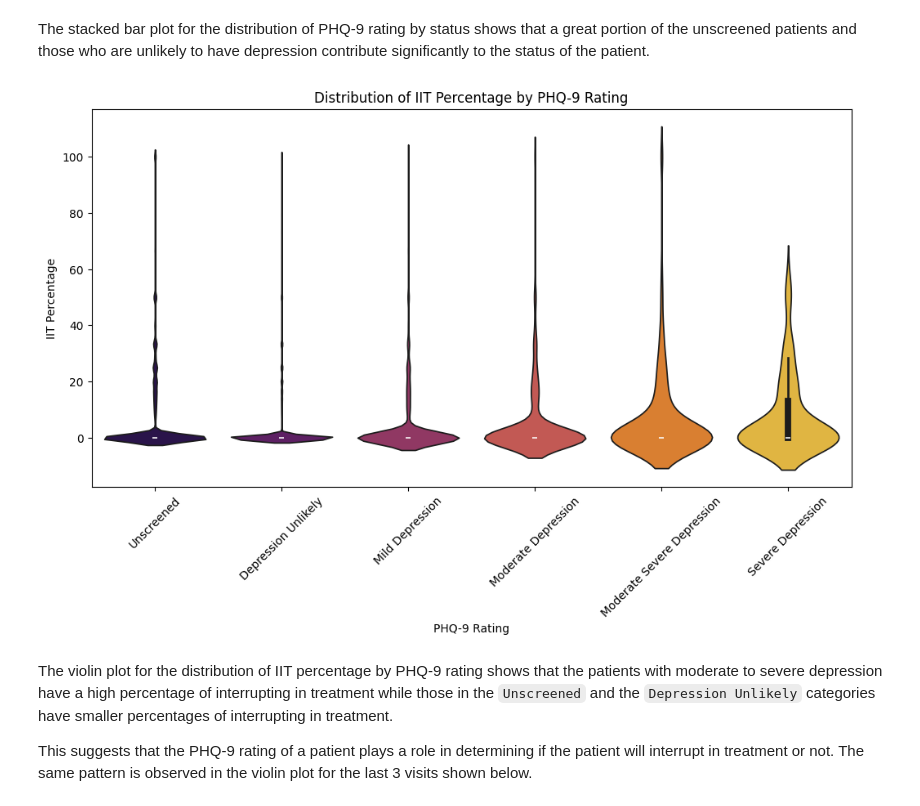
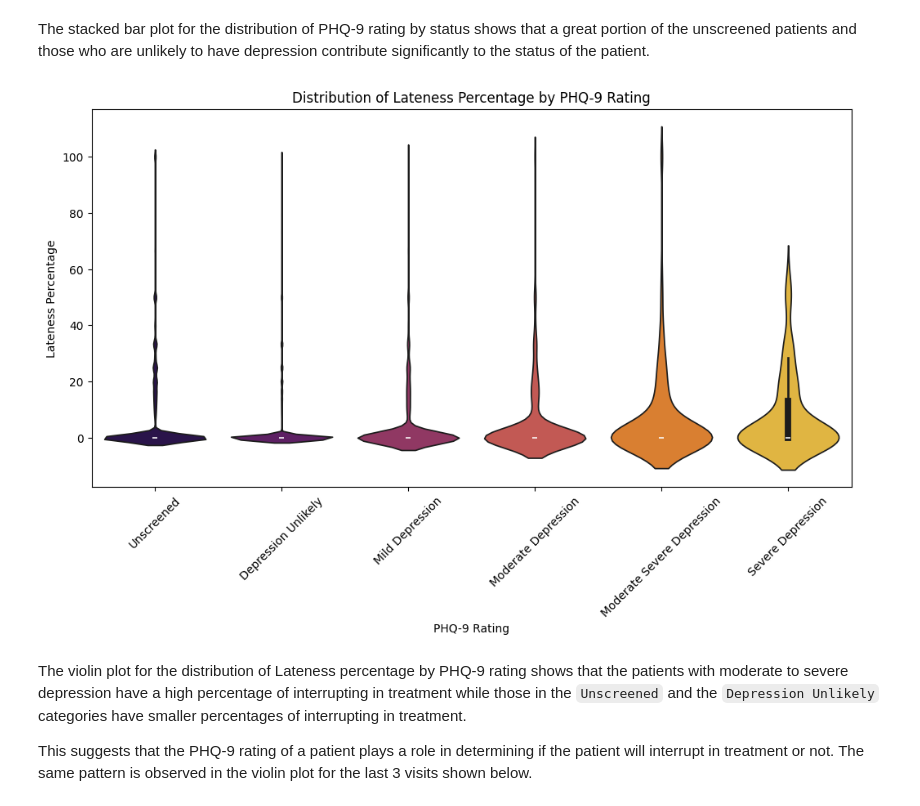
Before and after one commit to Philipmwasi/Patient-Risk-EDA-KeHMIS, a Jupyter notebook: notebook-kagglev4.ipynb, the cells around one changed output. Cells and saved outputs as stored; diff of their text form; code cells hidden in the pictures.

````diff
--- a/notebook-kagglev4.ipynb
+++ b/notebook-kagglev4.ipynb
@@ -1157,6 +1152,11 @@ Data columns (total 22 columns):
  21  PHQ_9_rating         439494 non-null  object
 dtypes: datetime64[ns](4), float64(6), int64(1), object(11)
 memory usage: 73.8+ MB
+# %%
+final_df = final_df.rename(columns={
+    'IITPercentage': 'LatenessPercentage',
+    'IITLast3Percentage': 'LatenessLast3Percentage'
+})
 # %%
 final_df.head()
 # %% [output]
@@ -1342,22 +1340,22 @@ The stacked bar plot for the distribution of PHQ-9 rating by status shows that a
 # %%
 # Create the violin plot
 plt.figure(figsize=(12, 6))
-sns.violinplot(data=final_df, x='PHQ_9_rating', y='IITPercentage', palette='inferno')
+sns.violinplot(data=final_df, x='PHQ_9_rating', y='LatenessPercentage', palette='inferno')
 
 # Set plot title and labels
-plt.title('Distribution of IIT Percentage by PHQ-9 Rating')
+plt.title('Distribution of Lateness Percentage by PHQ-9 Rating')
 plt.xlabel('PHQ-9 Rating')
-plt.ylabel('IIT Percentage')
+plt.ylabel('Lateness Percentage')
 
 # Rotate x-axis labels for better readability
 plt.xticks(rotation=45)
 
 # Show the plot
 plt.show()
 # %% [output]
-[figure, old version]
+[figure, new version]
 # %% [markdown]
-The violin plot for the distribution of IIT percentage by PHQ-9 rating shows that the patients with moderate to severe depression have a high percentage of interrupting in treatment while those in the ```Unscreened``` and the ```Depression Unlikely``` categories have smaller percentages of interrupting in treatment.
+The violin plot for the distribution of Lateness percentage by PHQ-9 rating shows that the patients with moderate to severe depression have a high percentage of interrupting in treatment while those in the ```Unscreened``` and the ```Depression Unlikely``` categories have smaller percentages of interrupting in treatment.
 
 This suggests that the PHQ-9 rating of a patient plays a role in determining if the patient will interrupt in treatment or not. The same pattern is observed in the violin plot for the last 3 visits shown below.
 # %%
````
Also changed, not shown: parts of 4 cells of this notebook.
